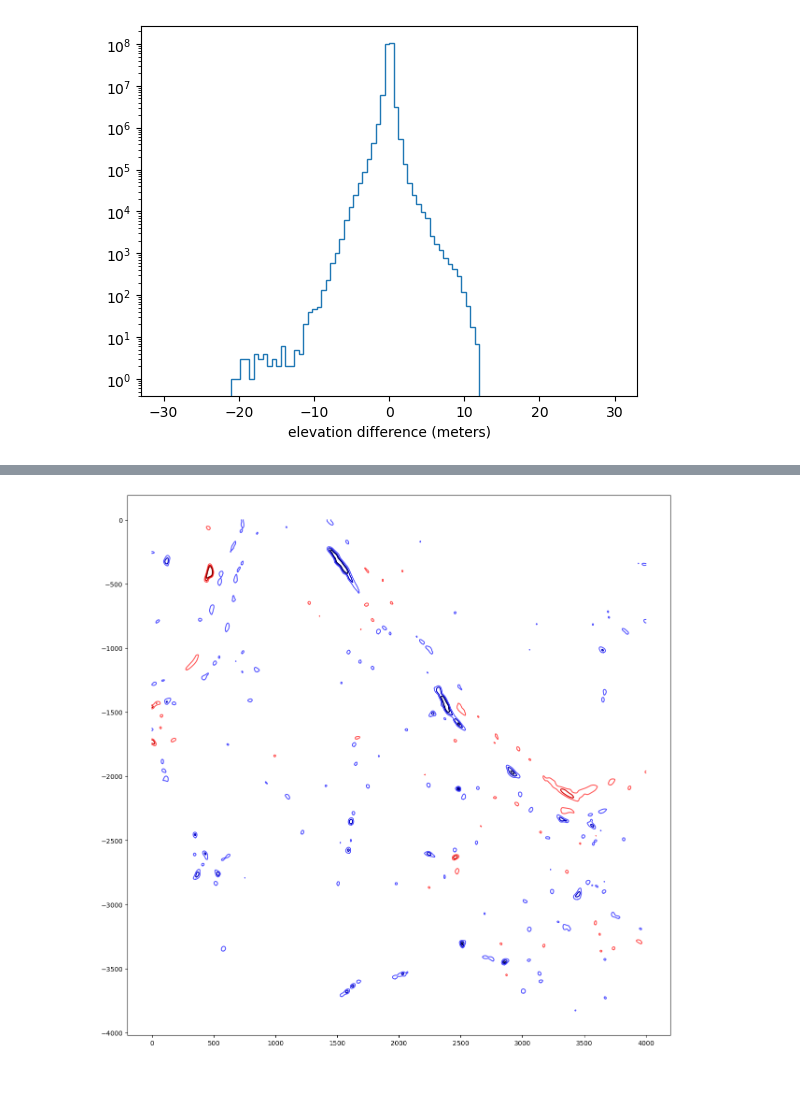
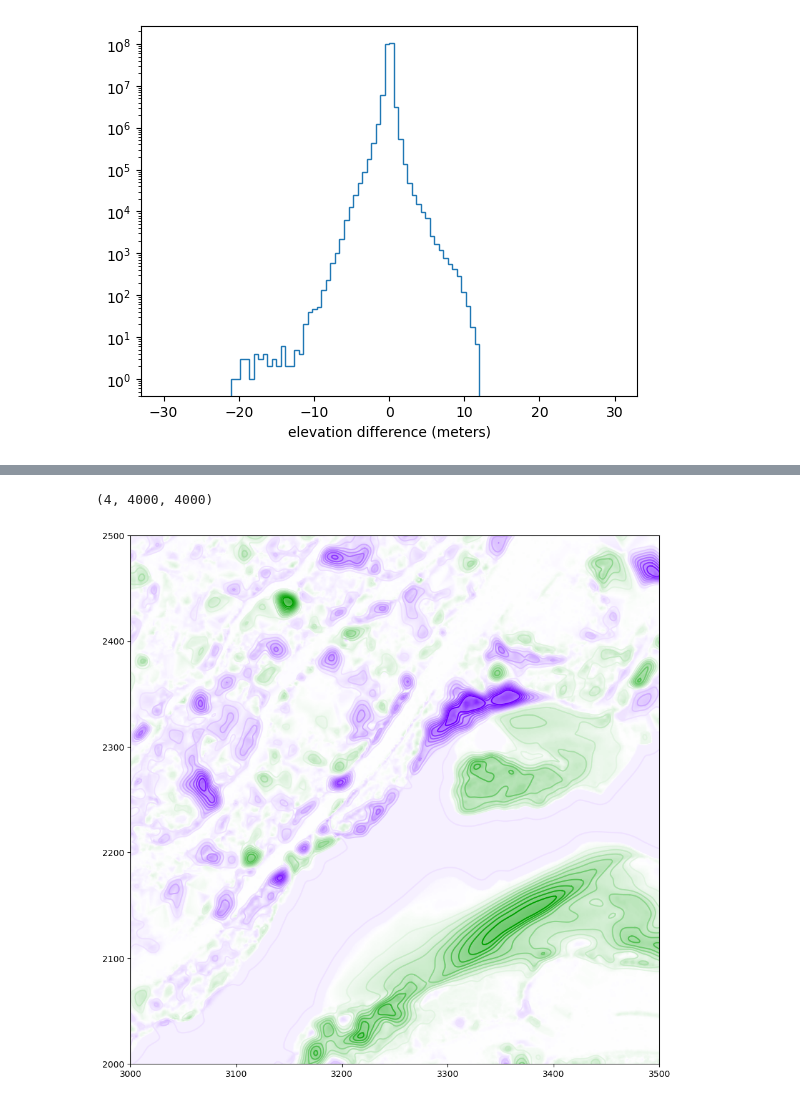
Before and after one commit to dsi-rse/gully-map, a Jupyter notebook: notebooks/understand-elevation-difference.ipynb, the cells around one changed output, grey strips where cells are left out. Drawn from its saved outputs; the diff is of its cells as text; code cells hidden in the pictures.

```diff
--- a/notebooks/understand-elevation-difference.ipynb
+++ b/notebooks/understand-elevation-difference.ipynb
@@ -171,13 +154,33 @@ None
+# %%
+custom_cmap = mpl.colors.LinearSegmentedColormap.from_list('custom_cmap', ['#6f00ff', '#ffffff', '#00a000'], N=256)
+# %%
+levels = [float(x) for x in np.arange(-3, 3 + 1/3 - 1e-5, 1/3) if abs(x) > 1e-5]
+# %%
+difference = elevation2022[ANOTHER_SLICE] - elevation2013[ANOTHER_SLICE]
+np.minimum(difference, 6, out=difference)
+np.maximum(difference, -6, out=difference)
+
+difference_image = (custom_cmap(difference / 12 + 0.5) * 255).astype(np.uint8)
+# %%
+np.transpose(difference_image, [2, 0, 1]).shape
+# %% [output]
+(4, 4000, 4000)
 # %%
-fig, ax = plt.subplots(figsize=(15, 15))
+fig, ax = plt.subplots(figsize=(14, 11))
 
-diff = scipy.ndimage.gaussian_filter(elevation2022[ANOTHER_SLICE] - elevation2013[ANOTHER_SLICE], 10)
+diff = scipy.ndimage.gaussian_filter(elevation2022[ANOTHER_SLICE] - elevation2013[ANOTHER_SLICE], 3)
 
-for level in [-3, -2, -1, 1, 2, 3]:
+ax.imshow(difference_image)
+# fig.colorbar(p)
+
+for level in levels:
     lines = skimage.measure.find_contours(diff, level)
     for line in lines:
-        ax.plot(line[:, 1], -line[:, 0], color=plt.get_cmap("seismic")(level / 6 + 0.5))
+        ax.plot(line[:, 1], line[:, 0], color=custom_cmap(level / 6 + 0.5))
+
+ax.set_xlim(3000, 3500)
+ax.set_ylim(2000, 2500)
 
 None
 # %% [output]
-[figure, old version]
+[figure, new version]
```
Also changed, not shown: parts of 4 cells of this notebook, 5 other files.
